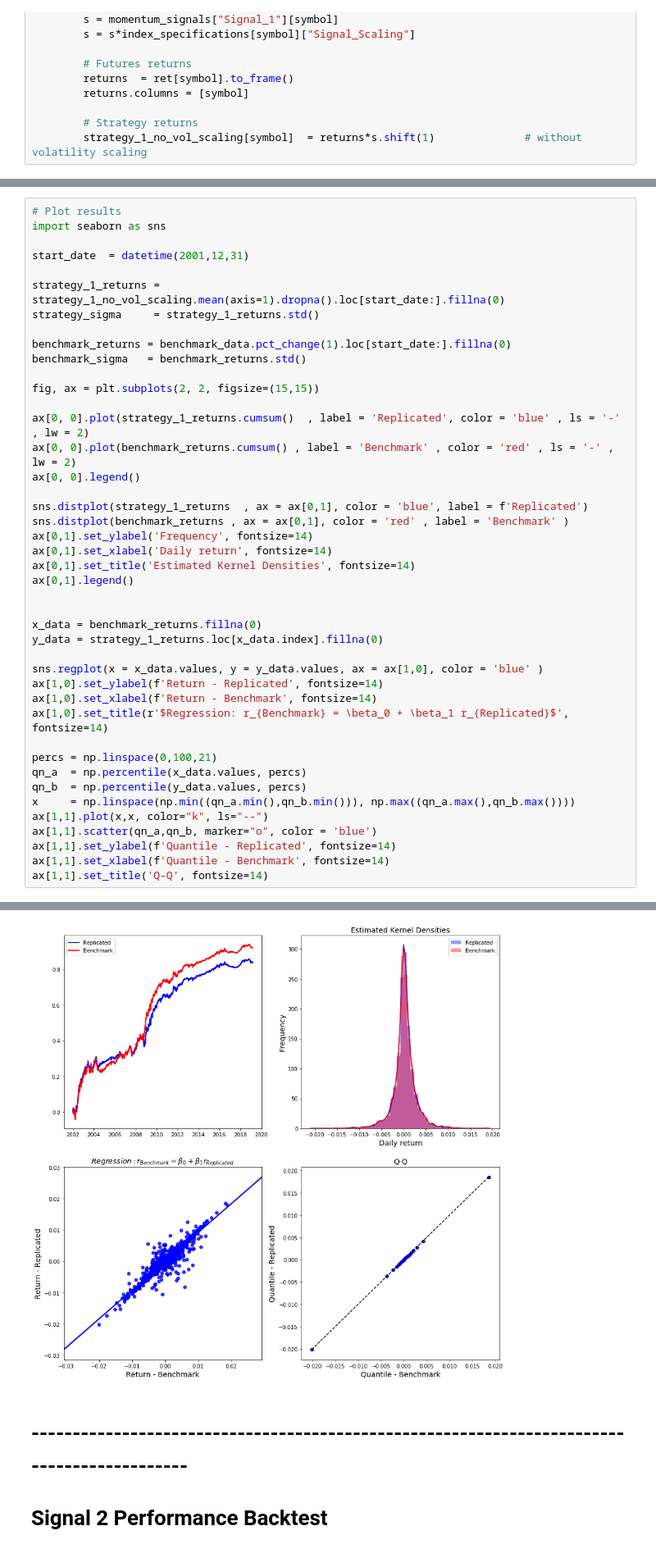
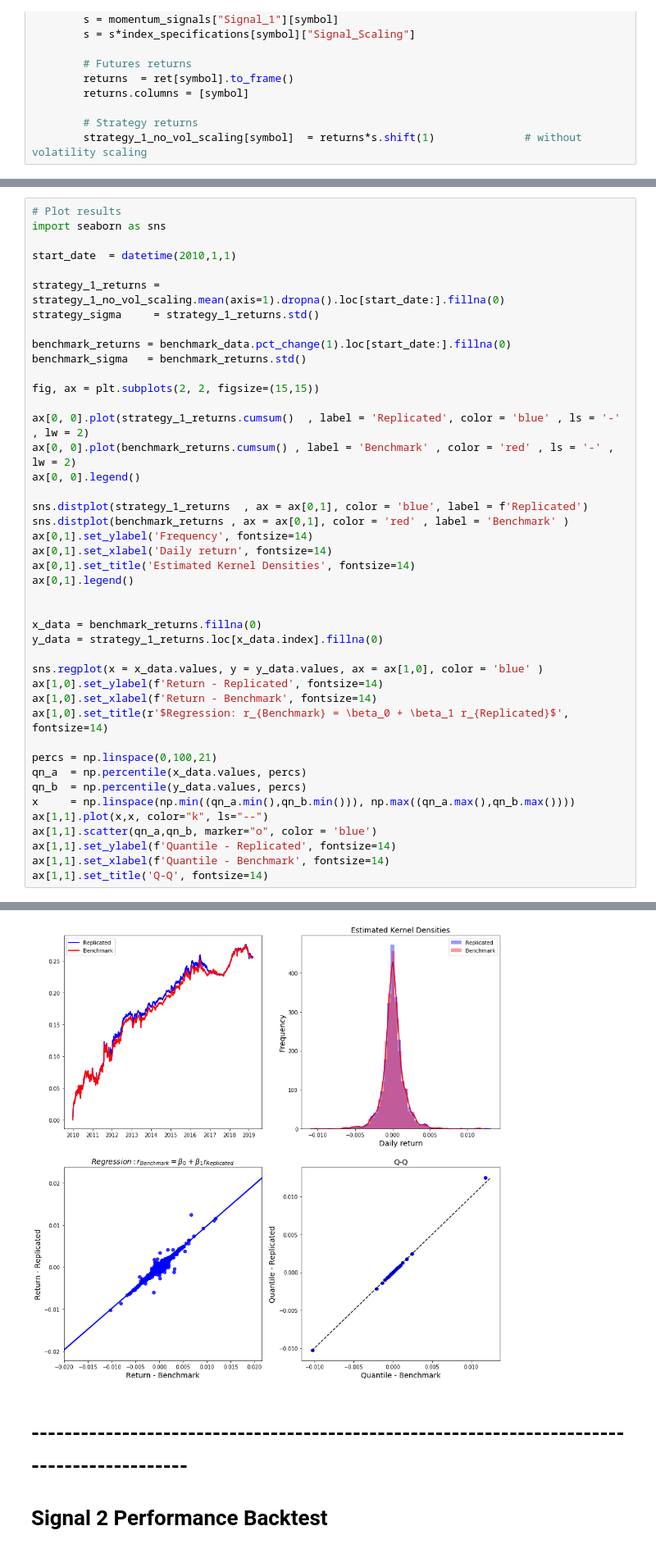
Before and after one commit to jshellen/CTA-strategies, a Jupyter notebook: eurodollar_mom_backtest.ipynb, the cells around one changed output, grey strips where cells are left out. Shown at 82% size. Saved outputs shown, nothing was run; the diff lists cells and outputs as text.

```diff
--- a/eurodollar_mom_backtest.ipynb
+++ b/eurodollar_mom_backtest.ipynb
@@ -460,7 +525,7 @@ for symbol in symbols:
 # Plot results
 import seaborn as sns
 
-start_date  = datetime(2001,12,31)
+start_date  = datetime(2010,1,1)
 
 strategy_1_returns = strategy_1_no_vol_scaling.mean(axis=1).dropna().loc[start_date:].fillna(0)
 strategy_sigma     = strategy_1_returns.std()
@@ -474,34 +539,34 @@ ax[0, 0].plot(strategy_1_returns.cumsum()  , label = 'Replicated', color = 'blue
 ax[0, 0].plot(benchmark_returns.cumsum() , label = 'Benchmark' , color = 'red' , ls = '-' , lw = 2)
 ax[0, 0].legend()
 
 sns.distplot(strategy_1_returns  , ax = ax[0,1], color = 'blue', label = f'Replicated')
 sns.distplot(benchmark_returns , ax = ax[0,1], color = 'red' , label = 'Benchmark' )
 ax[0,1].set_ylabel('Frequency', fontsize=14)
 ax[0,1].set_xlabel('Daily return', fontsize=14)
 ax[0,1].set_title('Estimated Kernel Densities', fontsize=14)
 ax[0,1].legend()
 
 
 x_data = benchmark_returns.fillna(0)
 y_data = strategy_1_returns.loc[x_data.index].fillna(0)
 
 sns.regplot(x = x_data.values, y = y_data.values, ax = ax[1,0], color = 'blue' )
 ax[1,0].set_ylabel(f'Return - Replicated', fontsize=14)
 ax[1,0].set_xlabel(f'Return - Benchmark', fontsize=14)
 ax[1,0].set_title(r'$Regression: r_{Benchmark} = \beta_0 + \beta_1 r_{Replicated}$', fontsize=14)
 
 percs = np.linspace(0,100,21)
 qn_a  = np.percentile(x_data.values, percs)
 qn_b  = np.percentile(y_data.values, percs)
 x     = np.linspace(np.min((qn_a.min(),qn_b.min())), np.max((qn_a.max(),qn_b.max())))
 ax[1,1].plot(x,x, color="k", ls="--")
 ax[1,1].scatter(qn_a,qn_b, marker="o", color = 'blue')
 ax[1,1].set_ylabel(f'Quantile - Replicated', fontsize=14)
 ax[1,1].set_xlabel(f'Quantile - Benchmark', fontsize=14)
 ax[1,1].set_title('Q-Q', fontsize=14)
 # %% [output]
 Text(0.5,1,'Q-Q')
-[figure, old version]
+[figure, new version]
 # %% [markdown]
 # -------------------------------------------------------------------------------------------
 
```
Also changed, not shown: parts of 10 cells of this notebook.
